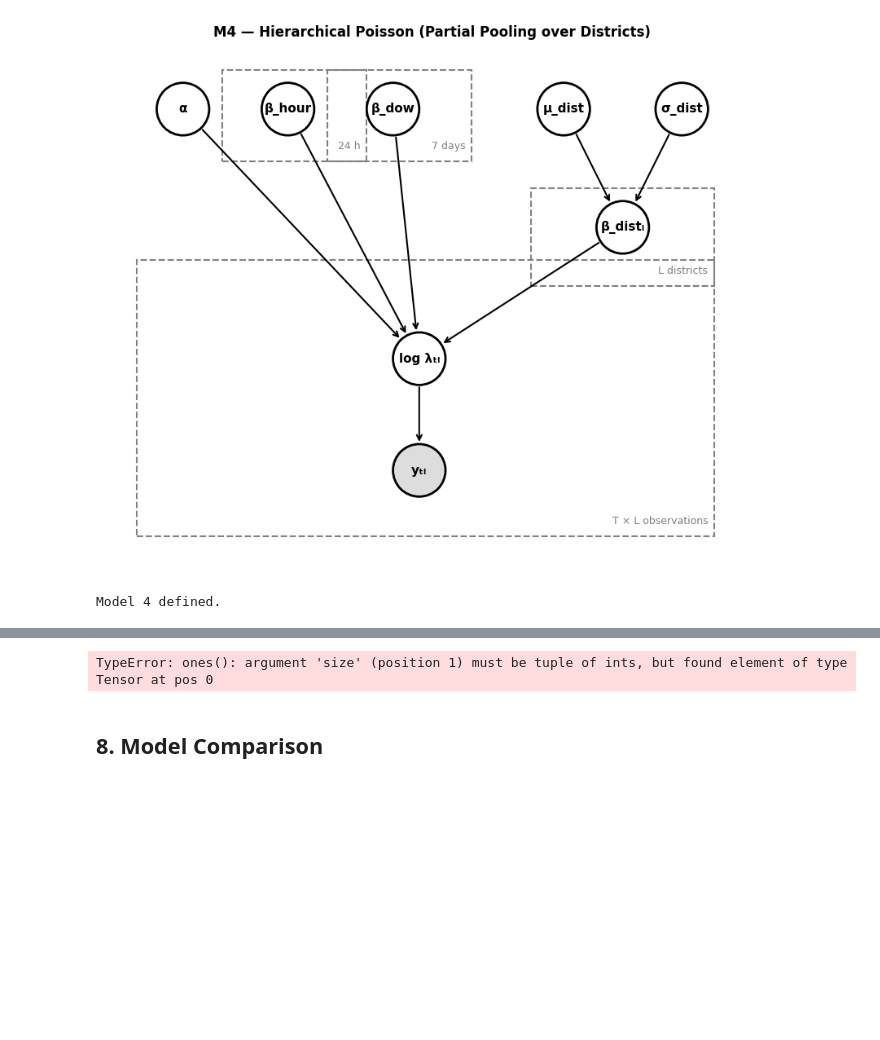
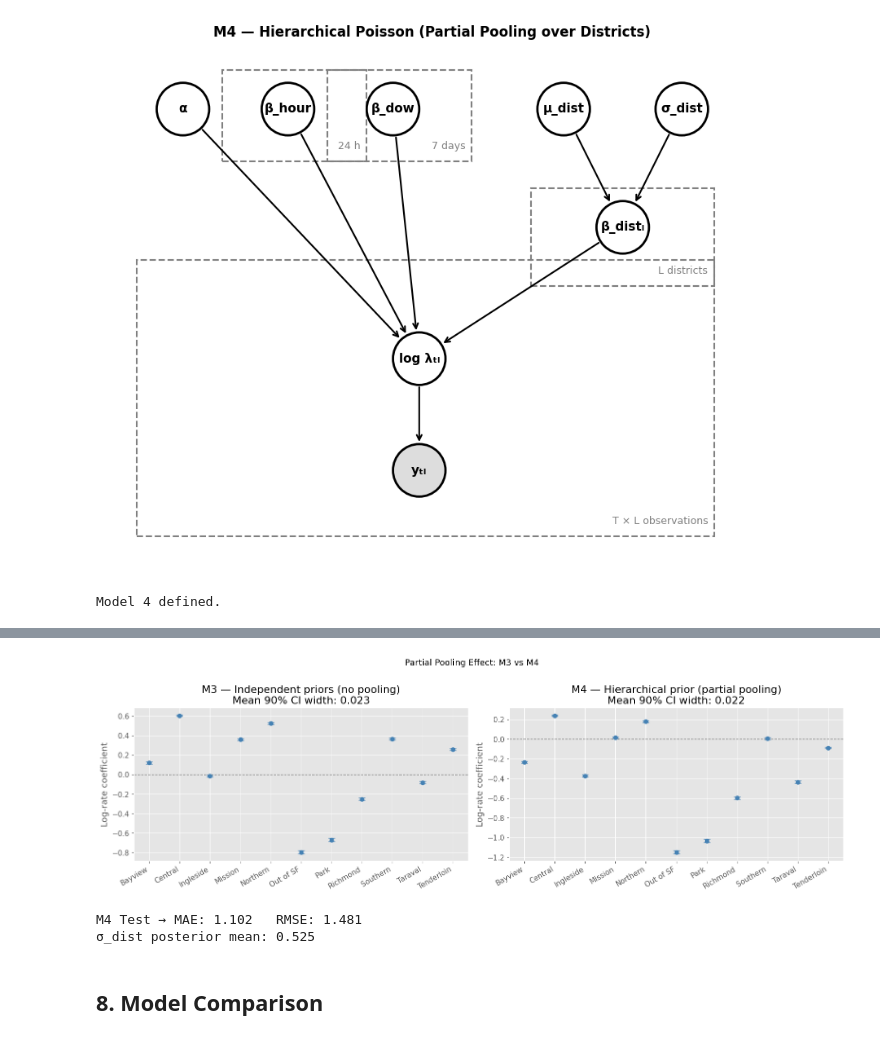
Before and after one commit to bodvarsdottirkristin/model-based, a Jupyter notebook: src/models/models_kb.ipynb, the cells around one changed output, grey strips where cells are left out. Saved outputs shown, nothing was run; the diff lists cells and outputs as text; code cells hidden in the pictures; blank space fills up the shorter version.

```diff
--- a/src/models/models_kb.ipynb
+++ b/src/models/models_kb.ipynb
@@ -509,39 +513,41 @@ Training M4 — Hierarchical Poisson...
 # %%
 samp_4 = Predictive(model_4, guide=guide_4, num_samples=1000,
                    return_sites=['b_dist','mu_dist','sigma_dist'])(
-    hour_tr_d, dow_tr_d, distid_tr_d, counts_tr_d, N_DISTRICTS)
+    hour_tr_d, dow_tr_d, distid_tr_d, N_DISTRICTS, counts_tr_d)
 
 bd4 = samp_4['b_dist'].squeeze()
 bd4_mean = bd4.mean(0).detach().numpy()
 bd4_lo   = bd4.quantile(0.05, dim=0).detach().numpy()
 bd4_hi   = bd4.quantile(0.95, dim=0).detach().numpy()
 
 # M3 vs M4 partial pooling comparison
 fig, axes = plt.subplots(1, 2, figsize=(16, 5))
 for ax_, mn, lo, hi, title in zip(
         axes,
         [bd3_mean, bd4_mean], [bd3_lo, bd4_lo], [bd3_hi, bd4_hi],
         ['M3 — Independent priors (no pooling)',
          'M4 — Hierarchical prior (partial pooling)']):
     ax_.errorbar(range(N_DISTRICTS), mn, yerr=[mn-lo, hi-mn],
                  fmt='o', capsize=5, color='steelblue', lw=2)
     ax_.axhline(0, color='gray', ls='--', lw=1)
     ax_.set_xticks(range(N_DISTRICTS))
     ax_.set_xticklabels(districts, rotation=30, ha='right')
     ax_.set_ylabel('Log-rate coefficient')
     ax_.set_title(f'{title}\nMean 90% CI width: {(hi-lo).mean():.3f}')
 plt.suptitle('Partial Pooling Effect: M3 vs M4', fontsize=13, y=1.01)
 plt.tight_layout(); plt.show()
 
 y_pred_te_4 = Predictive(model_4, guide=guide_4, num_samples=100,
     return_sites=['y'])(
     hour_te_d, dow_te_d, distid_te_d, N_DISTRICTS
 )['y'].float().mean(0).detach().numpy()
 mae4, rmse4 = metrics(counts_te_d.numpy(), y_pred_te_4)
 print(f"M4 Test → MAE: {mae4:.3f}   RMSE: {rmse4:.3f}")
 print(f"σ_dist posterior mean: {samp_4['sigma_dist'].mean().item():.3f}")
 # %% [output]
+[figure, added]
-TypeError: ones(): argument 'size' (position 1) must be tuple of ints, but found element of type Tensor at pos 0
+M4 Test → MAE: 1.102   RMSE: 1.481
+σ_dist posterior mean: 0.525
 # %% [markdown]
 ## 8. Model Comparison
 # %%
```
Also changed, not shown: parts of 10 cells of this notebook.
